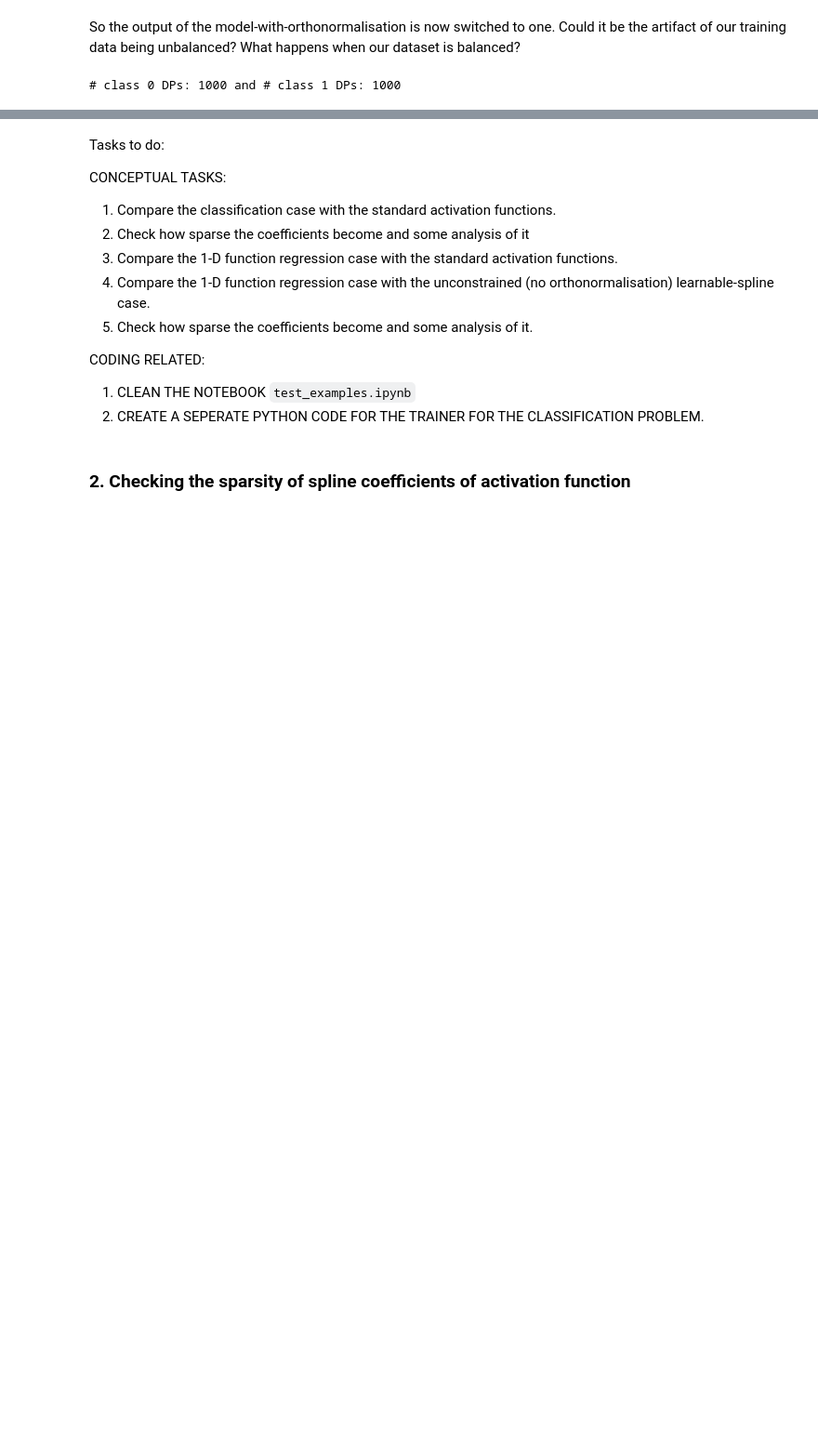
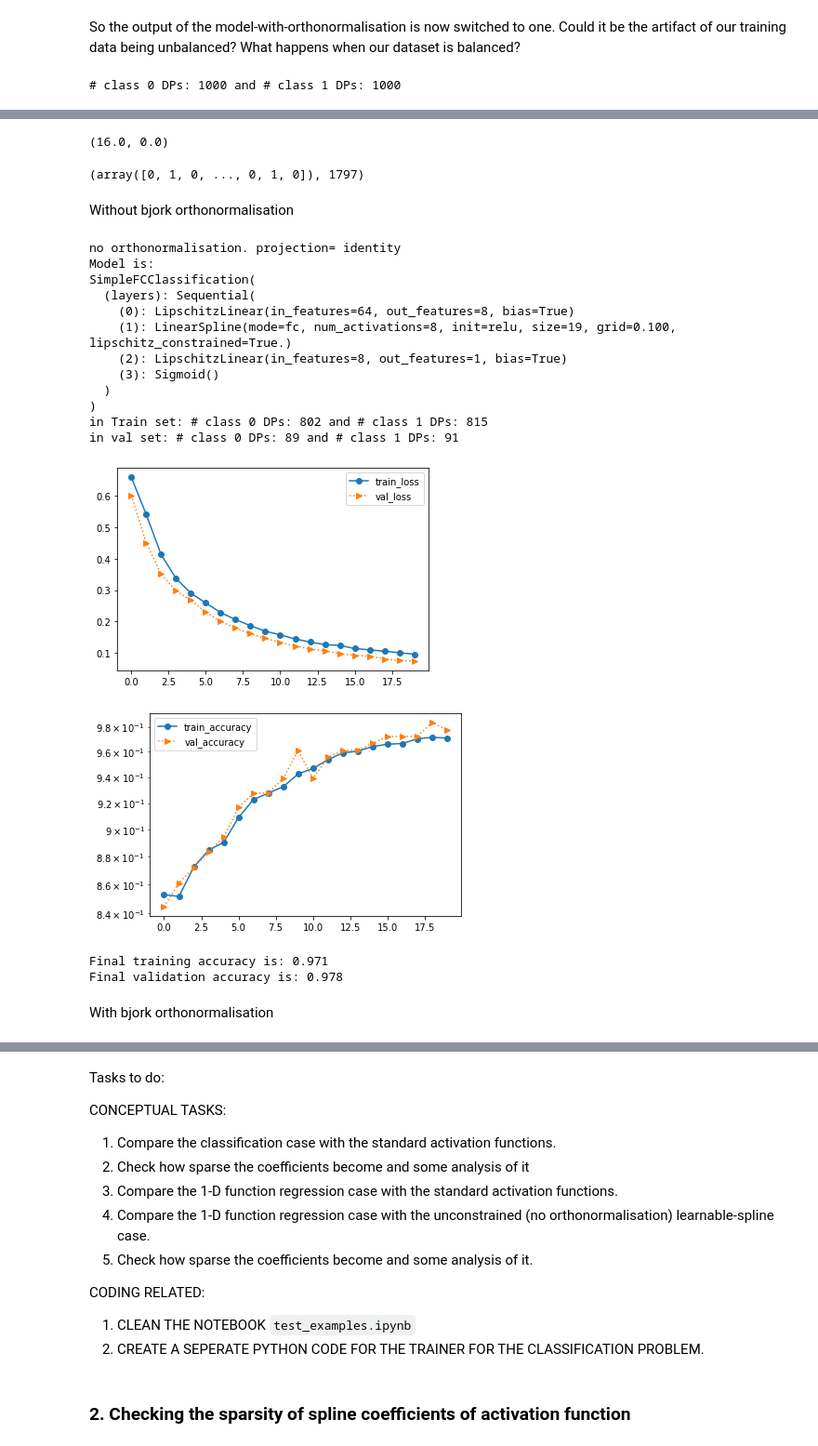
Before and after one commit to neelkanthrawat/Lipschitz_DSNN, a Jupyter notebook: trial_notebooks/test_examples.ipynb, the cells around one changed output, grey strips where cells are left out. Shown: that part at 93% size. Drawn from its saved outputs; the diff is of its cells as text; code cells hidden in the pictures; blank space fills up the shorter version.

Commit message:
add experiements for higher dimensional data; observation on norm Vs unnorm data

```diff
--- a/trial_notebooks/test_examples.ipynb
+++ b/trial_notebooks/test_examples.ipynb
@@ -870,0 +892,19 @@ Let's compare its performance against the standard activation functions.
+# %%
+np.max(flat_images), np.min(flat_images)# values are not between 0 and 1
+# %% [output]
+(16.0, 0.0)
+# %%
+# normalising the dataset
+flat_images = (1./np.max(flat_images))*flat_images
+# %%
+### let our 2 classes be "digit 3" and "digit 7"
+# Filter for digits 3 and 7
+# filter_mask = (target == 3) | (target == 7)
+# img = flat_images[filter_mask]
+# tgt = target[filter_mask]
+tgt = np.where(target%2==0, 0, 1) ### even digits as label 0 and odd digits as label 1
+tgt, len(tgt)
+# %% [output]
+(array([0, 1, 0, ..., 0, 1, 0]), 1797)
+# %% [markdown]
+Without bjork orthonormalisation
@@ -870,0 +944,52 @@ Let's compare its performance against the standard activation functions.
+# %%
+# Define the criterion
+criterion = nn.BCELoss()
+
+# Define the model
+simple_fc_model_8= SimpleFCClassification(network_parameters=config_train_classification['net_params'],
+                                          **additional_network_params)
+simple_fc_model_8 = simple_fc_model_8.to('cpu')
+print("Model is:")
+print(simple_fc_model_8)
+
+# Instantiate the Trainer
+trainer_no_bjork = Trainer_classification(model=simple_fc_model_8,
+                                    xdata=flat_images,
+                                    ydata=tgt,
+                                    criterion=criterion,
+                                    config=config_train_classification,
+                                    seed=12,
+                                    device='cpu',
+                                    print_after_epoch=1000
+                                    )
+
+# Train the model
+trainer_no_bjork.train()
+
+### plotting loss curves
+plot_losses_trained_model(trainer_no_bjork)
+
+# ### evaluating the trained model's performance on the test dataset
+# print("---------Trained model's (with no orthonormalisation and trained on heavily unbalanced TS) performance on the test data-----------")
+# for i in range(0,5):
+#     print(f"test number: {i+1}")
+#     evaluate_model(ds_simple_fc_model, S_shape_label_fn, want_confusion_matrix=True)
+# %% [output]
+no orthonormalisation. projection= identity
+Model is:
+SimpleFCClassification(
+  (layers): Sequential(
+    (0): LipschitzLinear(in_features=64, out_features=8, bias=True)
+    (1): LinearSpline(mode=fc, num_activations=8, init=relu, size=19, grid=0.100, lipschitz_constrained=True.)
+    (2): LipschitzLinear(in_features=8, out_features=1, bias=True)
+    (3): Sigmoid()
+  )
+)
+in Train set: # class 0 DPs: 802 and # class 1 DPs: 815
+in val set: # class 0 DPs: 89 and # class 1 DPs: 91
+[figure, added]
+[figure, added]
+Final training accuracy is: 0.971
+Final validation accuracy is: 0.978
+# %% [markdown]
+With bjork orthonormalisation
```
Also changed, not shown: parts of 35 cells of this notebook.
